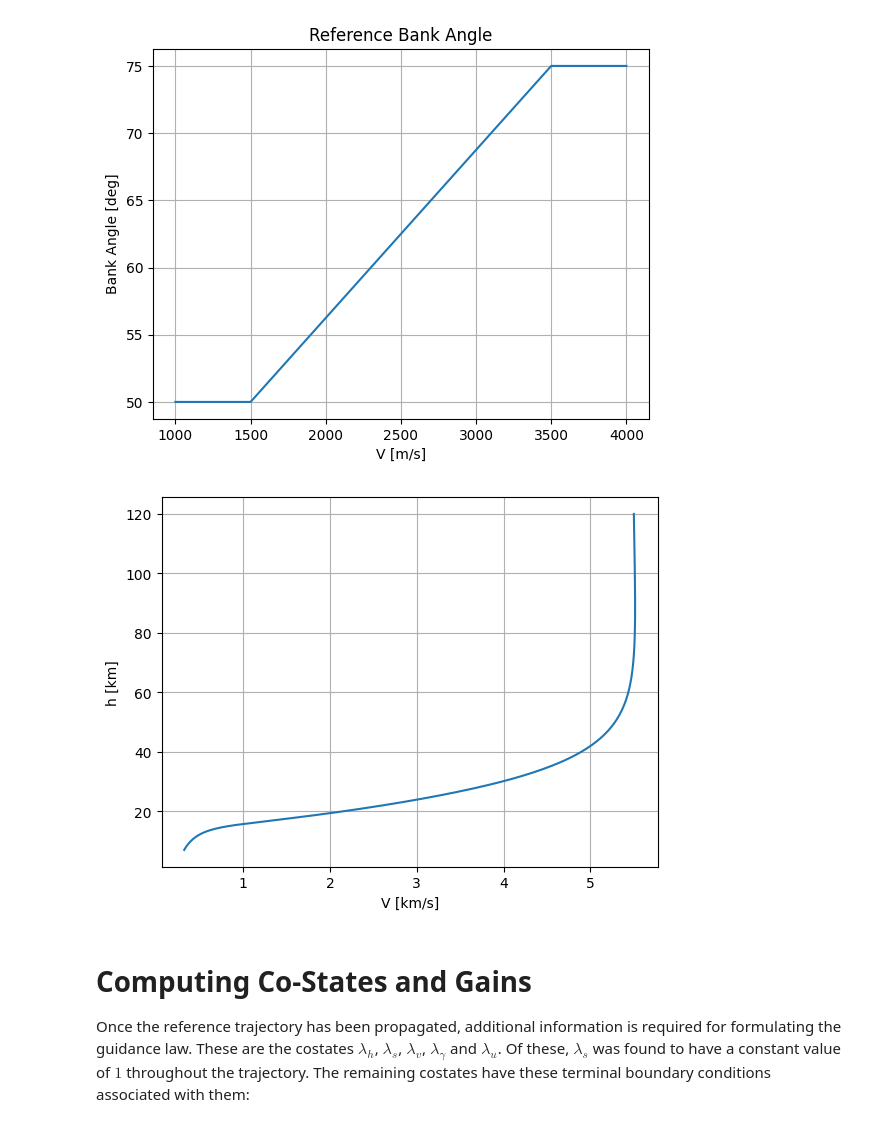
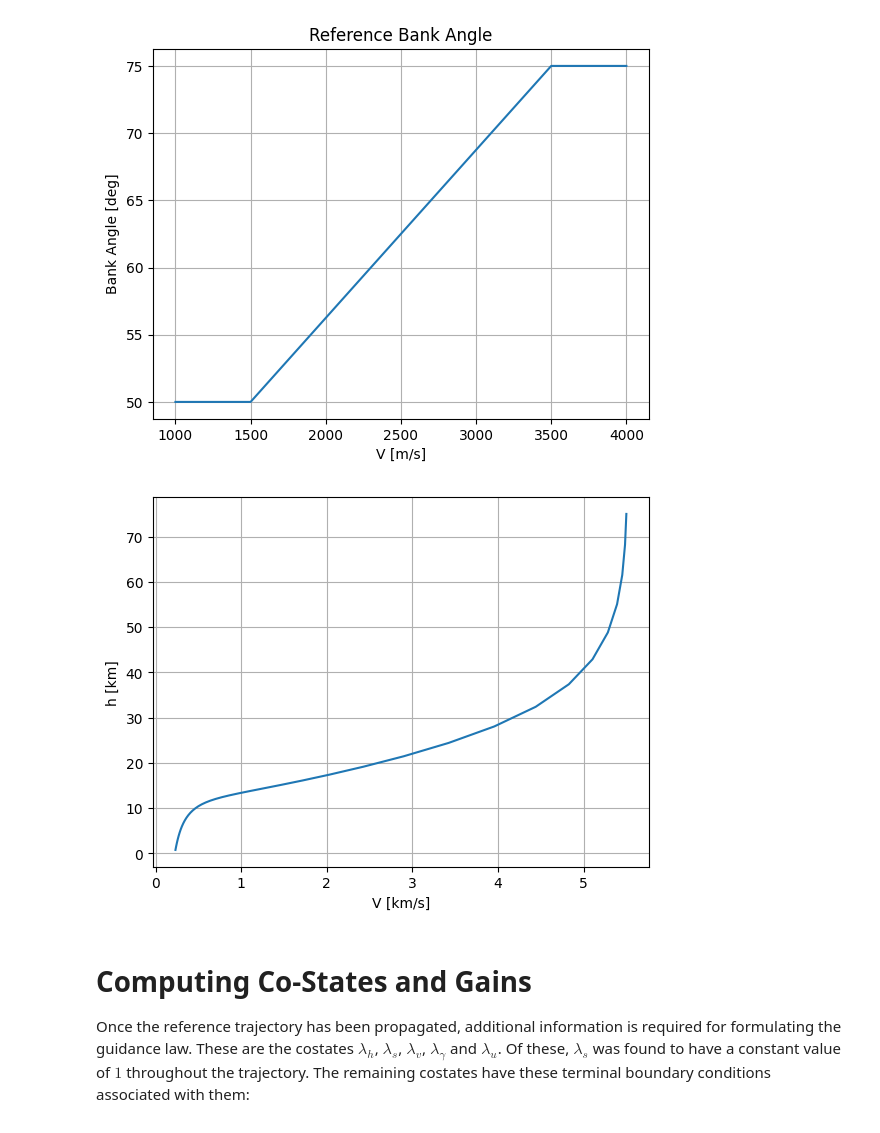
Before and after one commit to thomasantony/msl-apollo-entry-guidance, a Jupyter notebook: notebooks/02-Reference-Trajectory.ipynb, the cells around one changed output. Cells and saved outputs as stored; diff of their text form; code cells hidden in the pictures.

```diff
--- a/notebooks/02-Reference-Trajectory.ipynb
+++ b/notebooks/02-Reference-Trajectory.ipynb
@@ -62,7 +62,7 @@ def traj_eom(t: float,
                    )
 # %%
 # Initial conditions
-h0 = 120e3; # Entry altitude
+h0 = 75e3; # Entry altitude
 V0 = 5500;  # Entry velocity
 gamma0_deg = -14.5; # Entry flight path angle
 s0 = 0
@@ -76,24 +76,23 @@ parameters = {'H': 11.1e3,
               'g': 3.73}
 
 # Terminal altitude
-h_f = 7e3
+h_f = 0e3
 
 gamma0 = np.deg2rad(gamma0_deg)
 X0 = np.array([h0, s0, V0, gamma0])
 t0 = 0
 tf = 500.
-tspan = np.linspace(t0, tf, 1001)
+tspan = np.linspace(t0, tf, 101)
 # %%
-ref_traj = sim_utils.simulate_entry_trajectory(traj_eom, t0, tf, X0, h_f, parameters, reference_bank_angle, tspan)
+ref_traj = sim_utils.simulate_entry_trajectory(traj_eom, t0, tf, X0, 0, h_f, parameters, reference_bank_angle, tspan)
 
-ref_tf = ref_traj.t[-1]
 plt.plot(ref_traj.X[:,2]/1e3, ref_traj.X[:,0]/1e3)
 plt.xlabel('V [km/s]')
 plt.ylabel('h [km]')
 plt.grid(True)
 plt.show()
 # %% [output]
-[figure, old version]
+[figure, new version]
 # %% [markdown]
 # Computing Co-States and Gains
 
```
Also changed, not shown: parts of 4 cells of this notebook, 4 other files.
